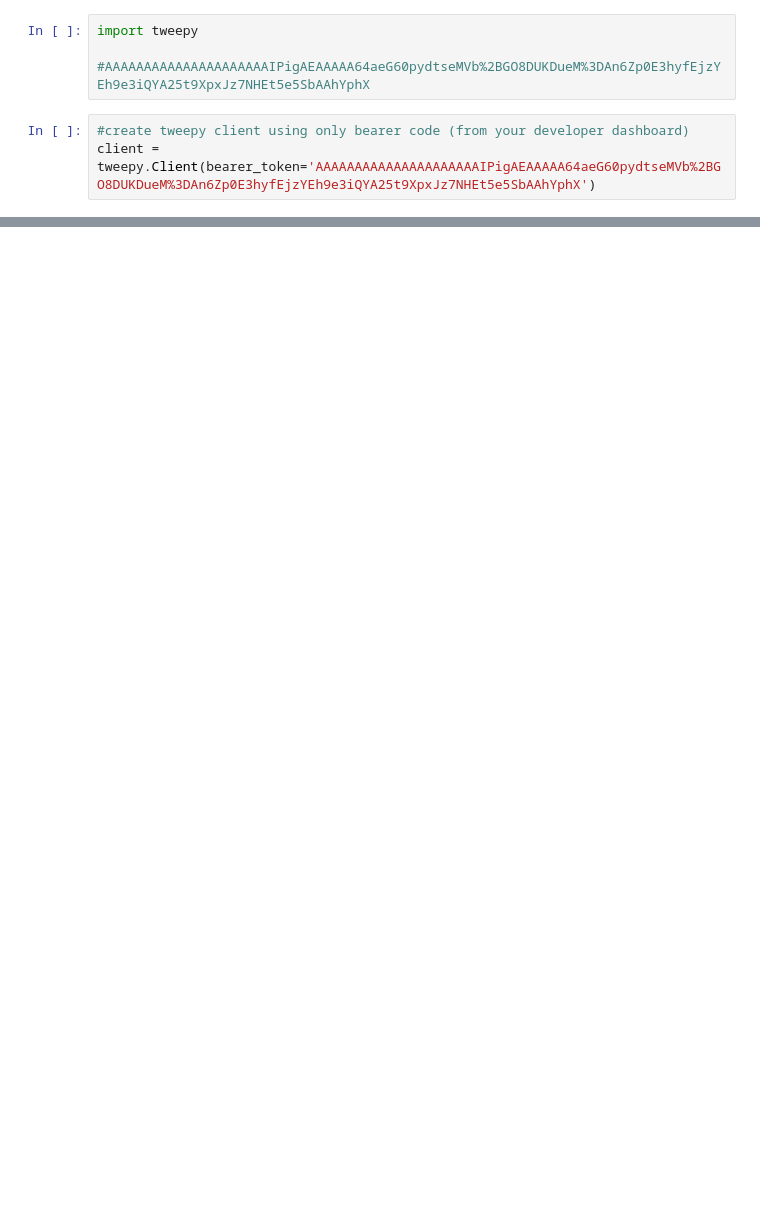
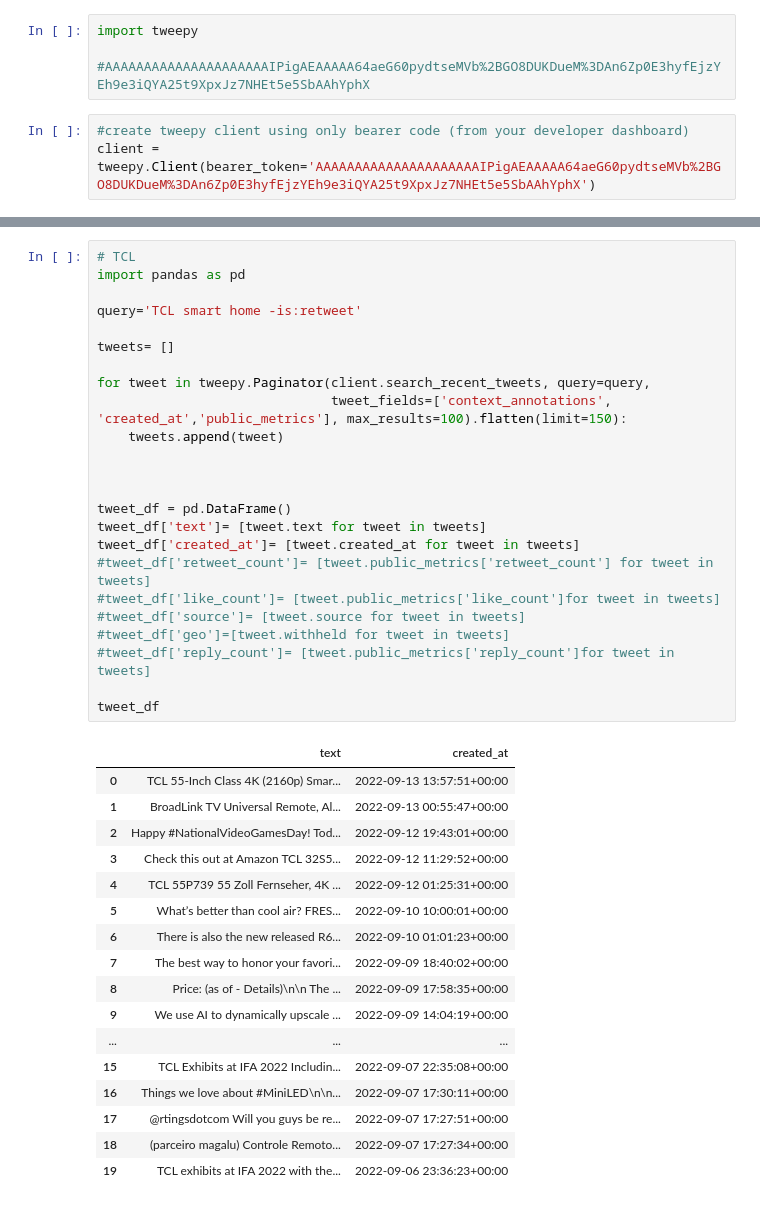
Before and after one commit to ttkaixin1998/DSP_2118948, a Jupyter notebook: code/Twitter.ipynb, the cells around one changed output, grey strips where cells are left out. Saved outputs shown, nothing was run; the diff lists cells and outputs as text; blank space fills up the shorter version.

```diff
--- a/code/Twitter.ipynb
+++ b/code/Twitter.ipynb
@@ -241 +111,43 @@ RT @b_borbor: Cult of the Cat Nu 🙏 https://t.co/eUJSYLpFEQ
+# %%
+# TCL
+import pandas as pd
+
+query='TCL smart home -is:retweet'
+
+tweets= []
+
+for tweet in tweepy.Paginator(client.search_recent_tweets, query=query,
+                              tweet_fields=['context_annotations', 'created_at','public_metrics'], max_results=100).flatten(limit=150):
+    tweets.append(tweet)
+
+
+
+tweet_df = pd.DataFrame()
+tweet_df['text']= [tweet.text for tweet in tweets]
+tweet_df['created_at']= [tweet.created_at for tweet in tweets]
+#tweet_df['retweet_count']= [tweet.public_metrics['retweet_count'] for tweet in tweets]
+#tweet_df['like_count']= [tweet.public_metrics['like_count']for tweet in tweets]
+#tweet_df['source']= [tweet.source for tweet in tweets]
+#tweet_df['geo']=[tweet.withheld for tweet in tweets]
+#tweet_df['reply_count']= [tweet.public_metrics['reply_count']for tweet in tweets]
+
+tweet_df
+# %% [output]
+|  | text | created_at |
+| 0 | TCL 55-Inch Class 4K (2160p) Smar... | 2022-09-13 13:57:51+00:00 |
+| 1 | BroadLink TV Universal Remote, Al... | 2022-09-13 00:55:47+00:00 |
+| 2 | Happy #NationalVideoGamesDay! Tod... | 2022-09-12 19:43:01+00:00 |
+| 3 | Check this out at Amazon TCL 32S5... | 2022-09-12 11:29:52+00:00 |
+| 4 | TCL 55P739 55 Zoll Fernseher, 4K ... | 2022-09-12 01:25:31+00:00 |
+| 5 | What’s better than cool air? FRES... | 2022-09-10 10:00:01+00:00 |
+| 6 | There is also the new released R6... | 2022-09-10 01:01:23+00:00 |
+| 7 | The best way to honor your favori... | 2022-09-09 18:40:02+00:00 |
+| 8 | Price: (as of - Details)\n\n The ... | 2022-09-09 17:58:35+00:00 |
+| 9 | We use AI to dynamically upscale ... | 2022-09-09 14:04:19+00:00 |
+| ... | ... | ... |
+| 15 | TCL Exhibits at IFA 2022 Includin... | 2022-09-07 22:35:08+00:00 |
+| 16 | Things we love about #MiniLED\n\n... | 2022-09-07 17:30:11+00:00 |
+| 17 | @rtingsdotcom Will you guys be re... | 2022-09-07 17:27:51+00:00 |
+| 18 | (parceiro magalu) Controle Remoto... | 2022-09-07 17:27:34+00:00 |
+| 19 | TCL exhibits at IFA 2022 with the... | 2022-09-06 23:36:23+00:00 |
 # %%
```
Also changed, not shown: parts of 38 cells of this notebook.
